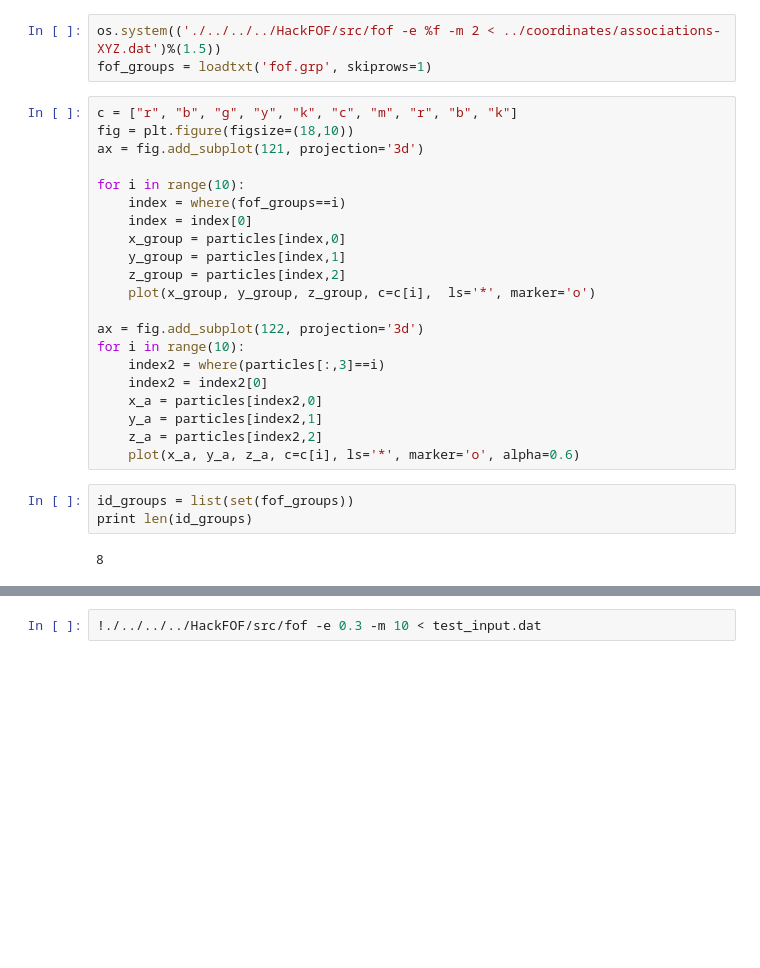
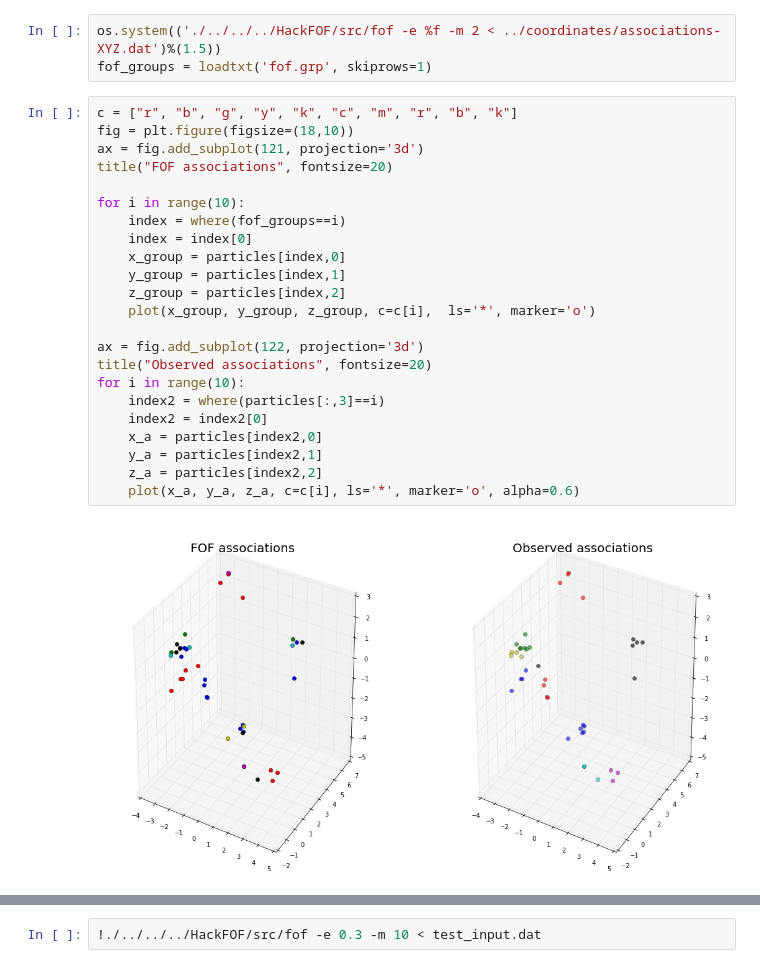
Before and after one commit to jngaravitoc/DwarfAssociations, a Jupyter notebook: code/FOF/FOF-observed-associations.ipynb, the cells around one changed output, grey strips where cells are left out. Cells and saved outputs as stored; diff of their text form; blank space fills up the shorter version.

```diff
--- a/code/FOF/FOF-observed-associations.ipynb
+++ b/code/FOF/FOF-observed-associations.ipynb
@@ -32,27 +34,26 @@ fof_groups = loadtxt('fof.grp', skiprows=1)
 # %%
 c = ["r", "b", "g", "y", "k", "c", "m", "r", "b", "k"]
 fig = plt.figure(figsize=(18,10))
 ax = fig.add_subplot(121, projection='3d')
+title("FOF associations", fontsize=20)
 
 for i in range(10):
     index = where(fof_groups==i)
     index = index[0]
     x_group = particles[index,0]
     y_group = particles[index,1]
     z_group = particles[index,2]
     plot(x_group, y_group, z_group, c=c[i],  ls='*', marker='o')
 
 ax = fig.add_subplot(122, projection='3d')
+title("Observed associations", fontsize=20)
 for i in range(10):
     index2 = where(particles[:,3]==i)
     index2 = index2[0]
     x_a = particles[index2,0]
     y_a = particles[index2,1]
     z_a = particles[index2,2]
     plot(x_a, y_a, z_a, c=c[i], ls='*', marker='o', alpha=0.6)
+# %% [output]
+[figure, added]
-# %%
-id_groups = list(set(fof_groups))
-print len(id_groups)
-# %% [output]
-8
 # %%
```
Also changed, not shown: parts of 3 cells of this notebook.
